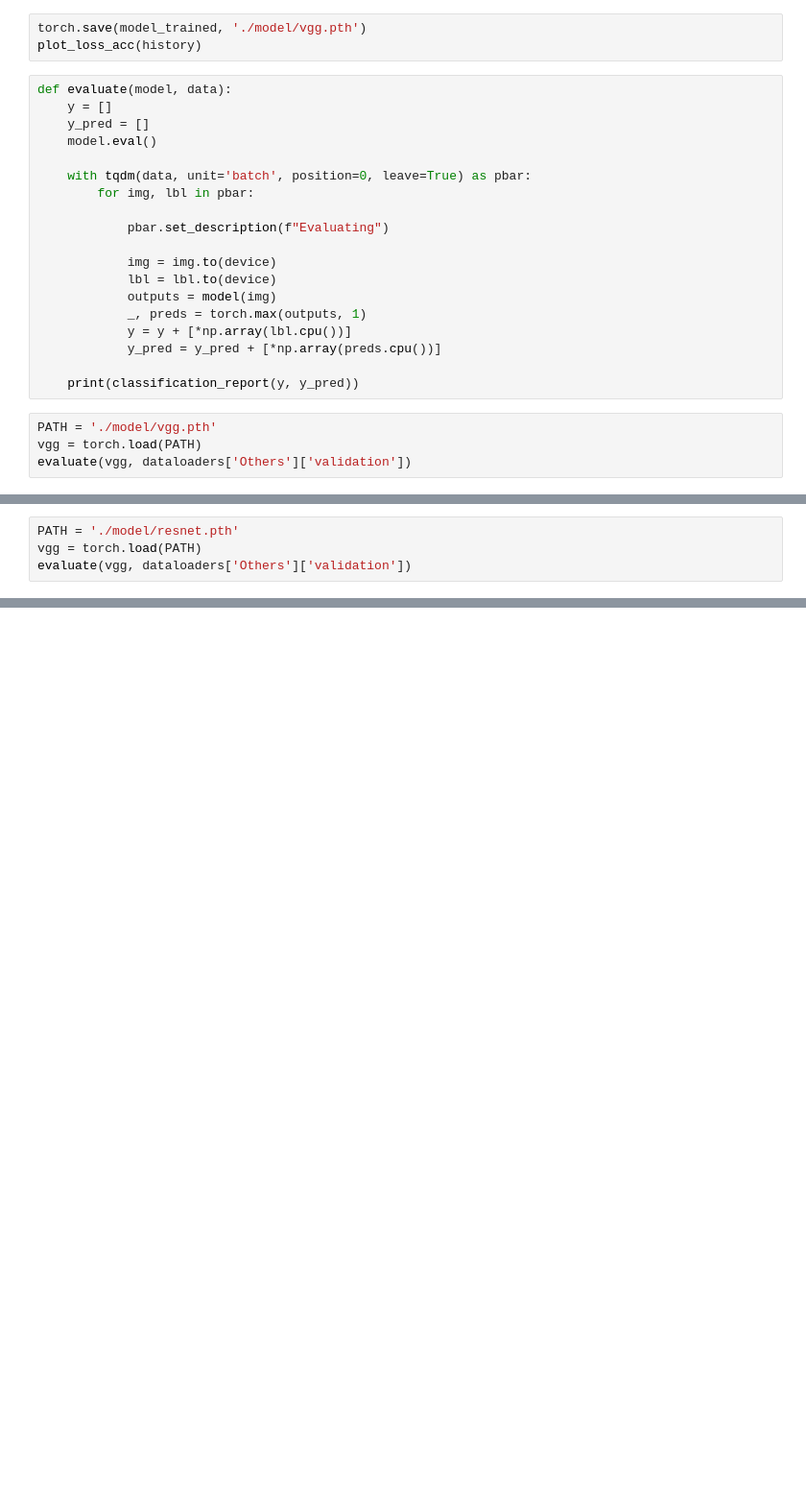
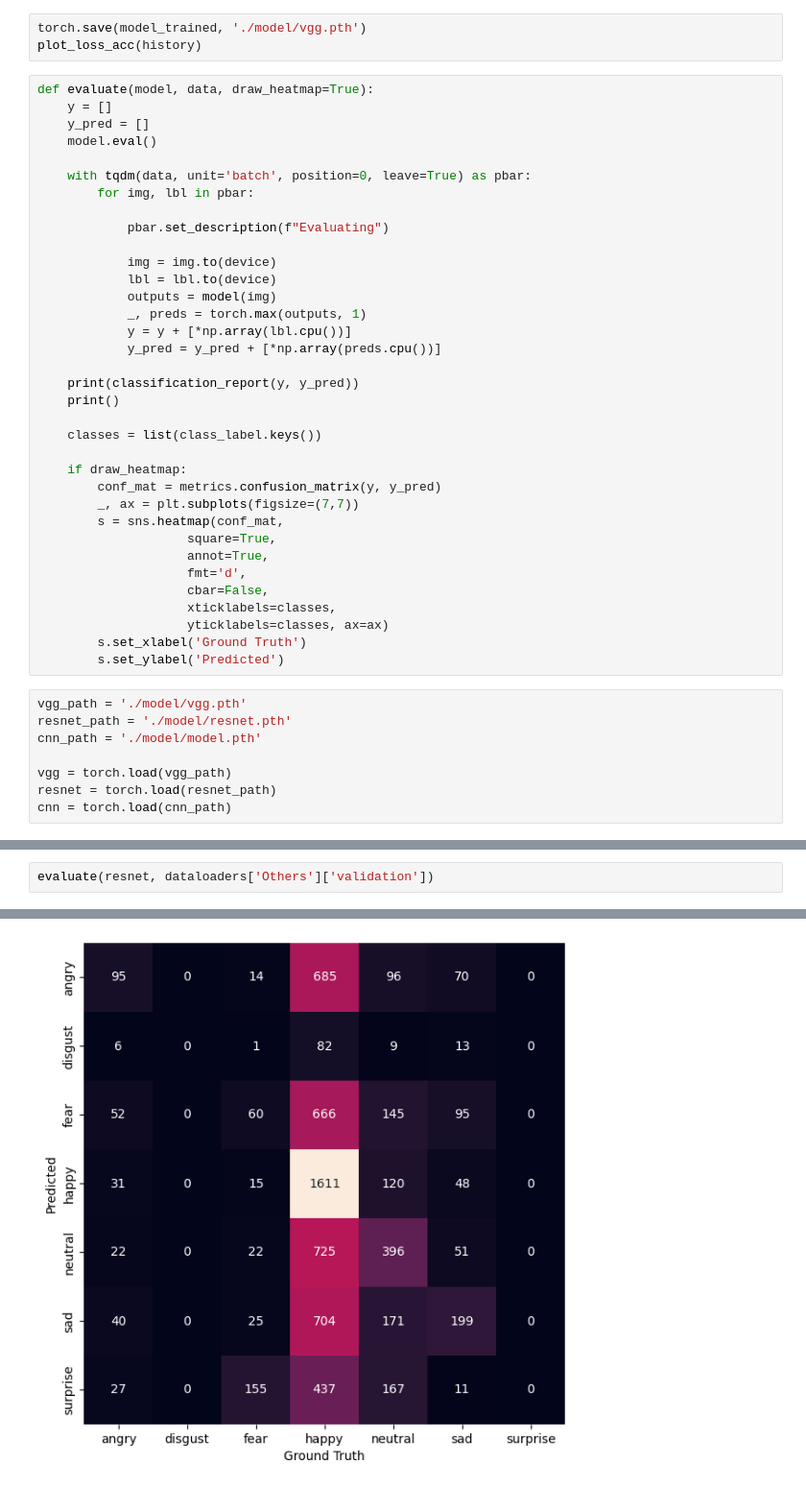
Before and after one commit to MohammadYs77/Real-time-Emotion-Recognition-with-Pytorch, a Jupyter notebook: Code.ipynb, the cells around one changed output, grey strips where cells are left out. Shown: that part at 96% size. Cells and saved outputs as stored; diff of their text form; blank space fills up the shorter version.

Commit message:
Added Heatmaps

```diff
--- a/Code.ipynb
+++ b/Code.ipynb
@@ -388,7 +399,7 @@ model_trained, history = train_model(dataloaders['Others'], model, criterion, op
 torch.save(model_trained, './model/vgg.pth')
 plot_loss_acc(history)
 # %%
-def evaluate(model, data):
+def evaluate(model, data, draw_heatmap=True):
     y = []
     y_pred = []
     model.eval()
@@ -406,7 +417,27 @@ def evaluate(model, data):
             y_pred = y_pred + [*np.array(preds.cpu())]
 
     print(classification_report(y, y_pred))
+    print()
+
+    classes = list(class_label.keys())
+
+    if draw_heatmap:
+        conf_mat = metrics.confusion_matrix(y, y_pred)
+        _, ax = plt.subplots(figsize=(7,7))
+        s = sns.heatmap(conf_mat,
+                    square=True,
+                    annot=True,
+                    fmt='d',
+                    cbar=False,
+                    xticklabels=classes,
+                    yticklabels=classes, ax=ax)
+        s.set_xlabel('Ground Truth')
+        s.set_ylabel('Predicted')
 # %%
-PATH = './model/vgg.pth'
-vgg = torch.load(PATH)
-evaluate(vgg, dataloaders['Others']['validation'])
+vgg_path = './model/vgg.pth'
+resnet_path = './model/resnet.pth'
+cnn_path = './model/model.pth'
+
+vgg = torch.load(vgg_path)
+resnet = torch.load(resnet_path)
+cnn = torch.load(cnn_path)
@@ -413,4 +461,3 @@ evaluate(vgg, dataloaders['Others']['validation'])
 # %%
-PATH = './model/resnet.pth'
-vgg = torch.load(PATH)
-evaluate(vgg, dataloaders['Others']['validation'])
+evaluate(resnet, dataloaders['Others']['validation'])
+# %% [output]
@@ -417 +477,2 @@ evaluate(vgg, dataloaders['Others']['validation'])
+[figure, added]
 # %%
```
Also changed, not shown: parts of 12 cells of this notebook.
